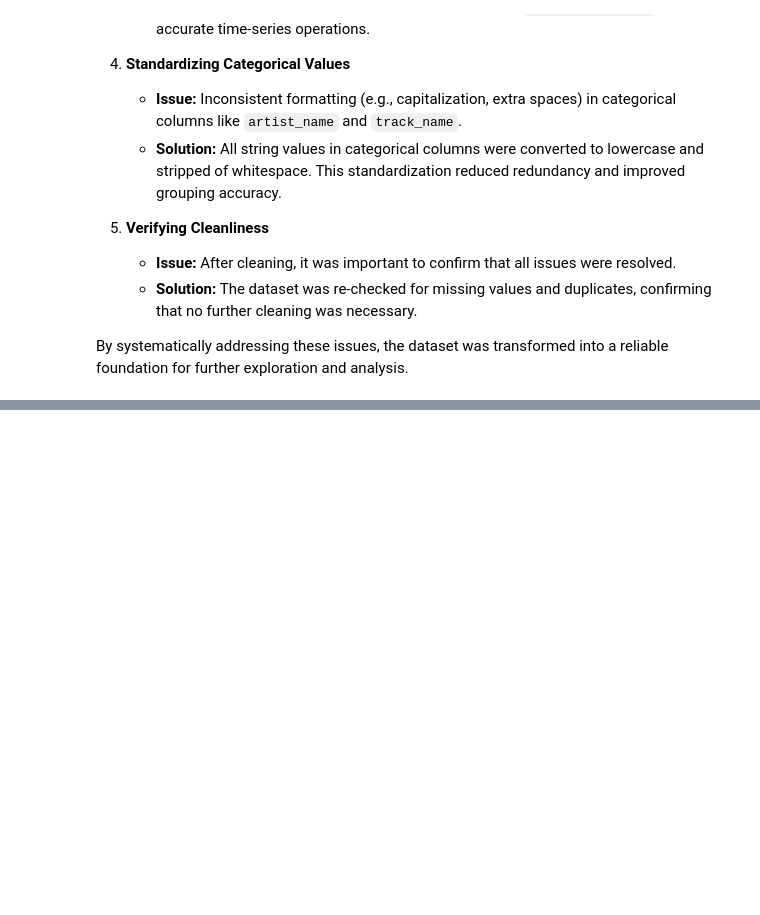
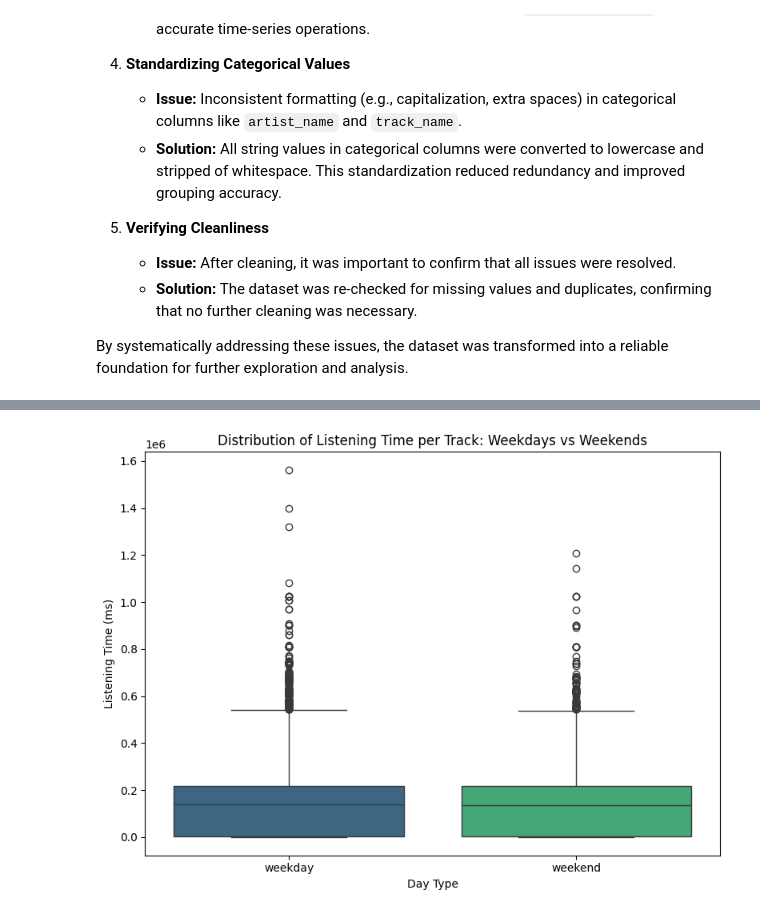
Before and after one commit to Adam-Ansar/spotify-listening-history-analysis, a Jupyter notebook: spotify_analysis.ipynb, the cells around one changed output, grey strips where cells are left out. Saved outputs shown, nothing was run; the diff lists cells and outputs as text; code cells hidden in the pictures; blank space fills up the shorter version.

```diff
--- a/spotify_analysis.ipynb
+++ b/spotify_analysis.ipynb
@@ -242,0 +298,10 @@ By applying hypothesis testing, we can uncover statistically significant insight
+# %%
+plt.figure(figsize=(8, 6))
+sns.boxplot(x='day_type', y='ms_played', hue='day_type', data=df_cleaned, palette='viridis', legend=False)
+plt.title('Distribution of Listening Time per Track: Weekdays vs Weekends')
+plt.xlabel('Day Type')
+plt.ylabel('Listening Time (ms)')
+plt.tight_layout()
+plt.show()
+# %% [output]
+[figure, added]
```
Also changed, not shown: parts of 13 cells of this notebook.
